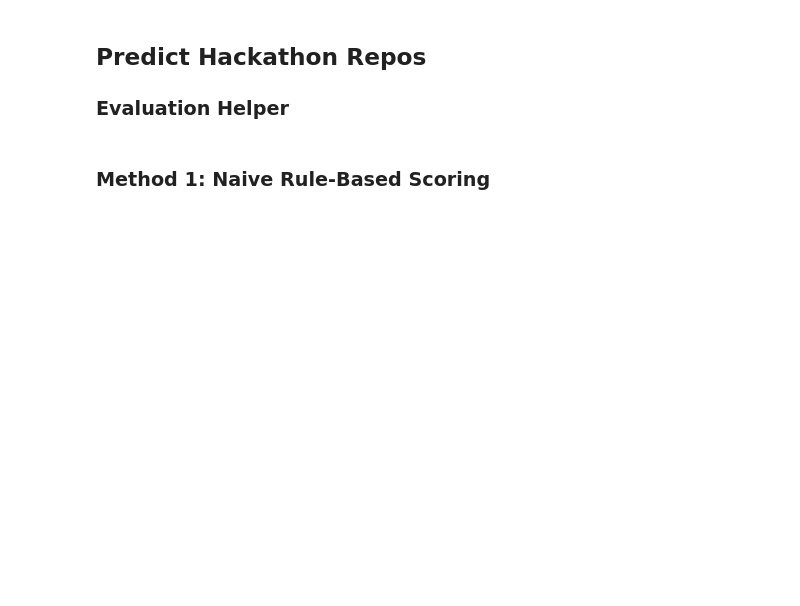
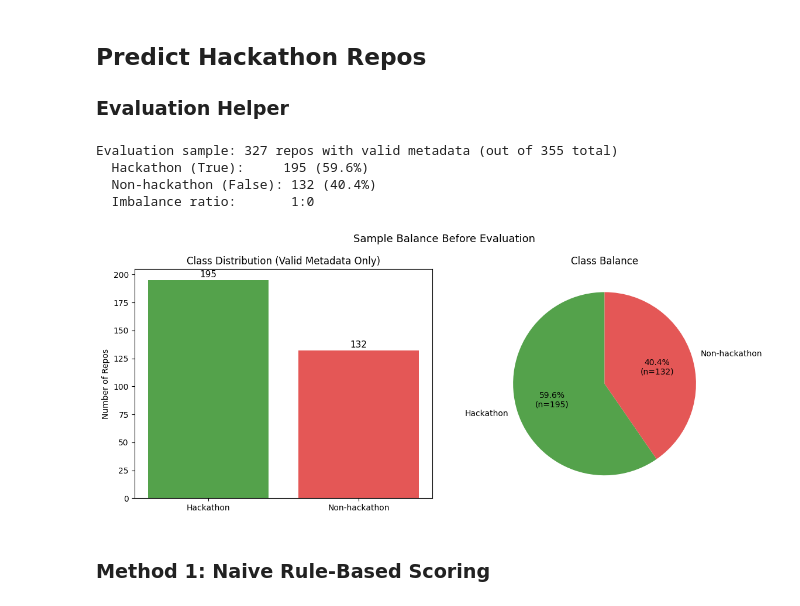
Before and after one commit to sdsc-ordes/open-pulse-hackalysis, a Jupyter notebook: src/hackathon_analysis/data_analysis/repo_analysis.ipynb, the cells around one changed output. Saved outputs shown, nothing was run; the diff lists cells and outputs as text; code cells hidden in the pictures; blank space fills up the shorter version.

```diff
--- a/src/hackathon_analysis/data_analysis/repo_analysis.ipynb
+++ b/src/hackathon_analysis/data_analysis/repo_analysis.ipynb
@@ -1876,6 +2081,52 @@ def evaluate_method(y_true, y_pred, method_name: str) -> dict:
 
 # Store all method results for final comparison
 method_results = {}
+# %%
+# Sample balance: class distribution for the evaluation subset (valid metadata only)
+valid_mask = repo_metadata_df["has_valid_metadata"].fillna(False).astype(bool)
+eval_df = repo_metadata_df.loc[valid_mask].copy()
+eval_target = eval_df["true_hackathon_repos"].fillna(False).astype(bool)
+
+n_true = eval_target.sum()
+n_false = len(eval_target) - n_true
+total = len(eval_target)
+
+print(f"Evaluation sample: {total} repos with valid metadata (out of {len(repo_metadata_df)} total)")
+print(f"  Hackathon (True):     {n_true} ({n_true / total:.1%})")
+print(f"  Non-hackathon (False): {n_false} ({n_false / total:.1%})")
+print(f"  Imbalance ratio:       1:{n_false // max(n_true, 1)}")
+
+fig, axes = plt.subplots(1, 2, figsize=(12, 5))
+
+# Bar chart with counts
+counts = eval_target.value_counts().rename(index={True: "Hackathon", False: "Non-hackathon"})
+colors = ["#54A24B", "#E45756"]
+bars = axes[0].bar(counts.index, counts.values, color=colors)
+axes[0].set_title("Class Distribution (Valid Metadata Only)")
+axes[0].set_ylabel("Number of Repos")
+for bar, val in zip(bars, counts.values):
+    axes[0].text(bar.get_x() + bar.get_width() / 2, bar.get_height() + 1,
+                 str(val), ha="center", va="bottom", fontsize=11)
+
+# Pie chart with percentages
+axes[1].pie(
+    counts.values,
+    labels=counts.index,
+    colors=colors,
+    autopct=lambda p: f"{p:.1f}%\n(n={int(round(p * total / 100))})",
+    startangle=90,
+)
+axes[1].set_title("Class Balance")
+
+plt.suptitle("Sample Balance Before Evaluation", fontsize=13)
+plt.tight_layout()
+plt.show()
+# %% [output]
+Evaluation sample: 327 repos with valid metadata (out of 355 total)
+  Hackathon (True):     195 (59.6%)
+  Non-hackathon (False): 132 (40.4%)
+  Imbalance ratio:       1:0
+[figure, added]
 # %% [markdown]
 ### Method 1: Naive Rule-Based Scoring
 # %%
```
Also changed, not shown: parts of 26 cells of this notebook.
